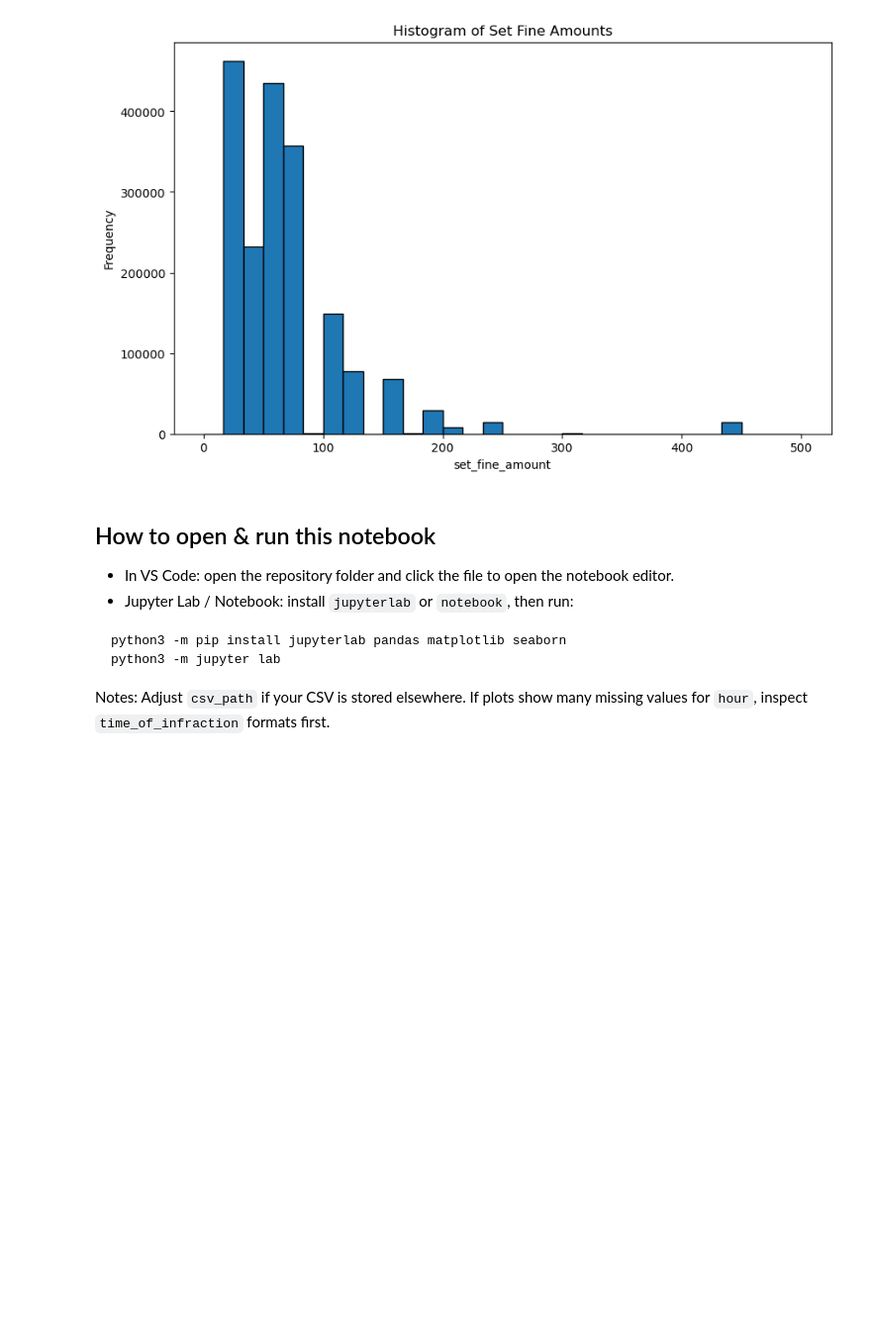
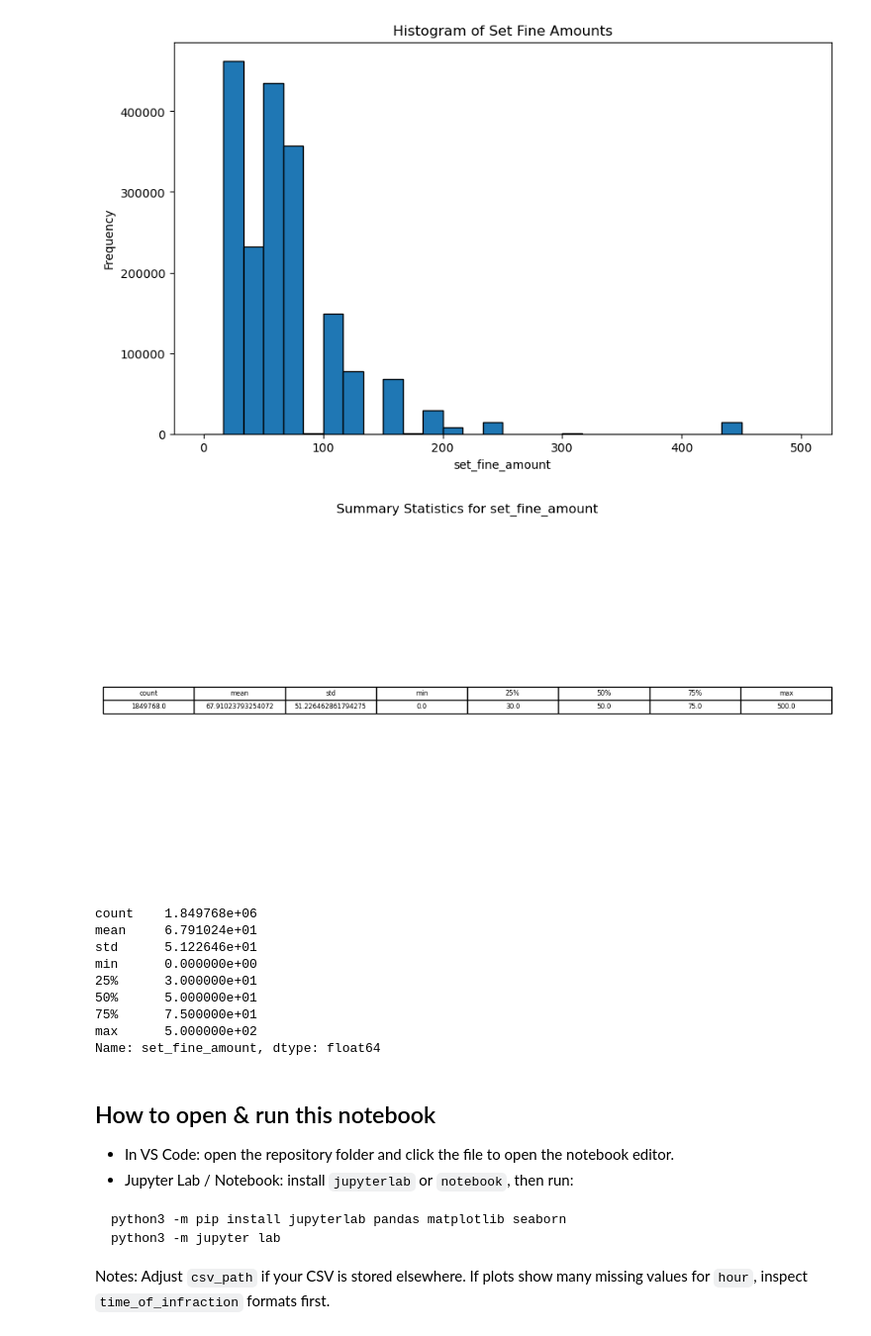
Before and after one commit to AshZein/STA304-Project, a Jupyter notebook: stats_analysis/ash/parking_analysis_notebook.ipynb, the cells around one changed output. Shown at 99% size. Cells and saved outputs as stored; diff of their text form; code cells hidden in the pictures; blank space fills up the shorter version.

Commit message:
summary stats for 2024 per ward

```diff
--- a/stats_analysis/ash/parking_analysis_notebook.ipynb
+++ b/stats_analysis/ash/parking_analysis_notebook.ipynb
@@ -76,6 +76,31 @@ def create_histogram(data, col, bins, title, output_path):
 create_histogram(df, "set_fine_amount", bins=30, title="Histogram of Set Fine Amounts", output_path="figures_graphics/set_fine_amount_histogram.png")
 # %% [output]
 [figure]
+# %%
+def create_summary_statistics(data, col):
+    summary = data[col].describe()
+    plt.figure(figsize=(12, 6))
+    plt.table(cellText=[summary.values], colLabels=summary.index, loc='center', cellLoc='center')
+    plt.axis('off')
+    plt.title(f'Summary Statistics for {col}')
+    plt.savefig(f'figures_graphics/summary_stats_{col}.png', dpi=200)
+    plt.show()
+    plt.close()
+    return summary
+
+# summary statistics for set_fine_amount
+create_summary_statistics(df, "set_fine_amount")
+# %% [output]
+[figure, added]
+count    1.849768e+06
+mean     6.791024e+01
+std      5.122646e+01
+min      0.000000e+00
+25%      3.000000e+01
+50%      5.000000e+01
+75%      7.500000e+01
+max      5.000000e+02
+Name: set_fine_amount, dtype: float64
 # %% [markdown]
 ## How to open & run this notebook
 
```
